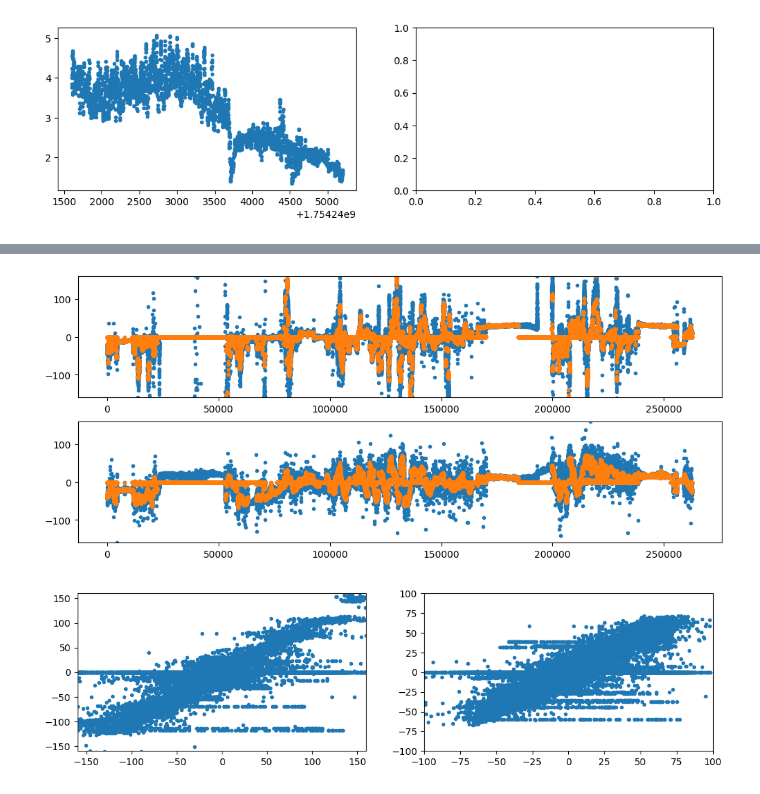
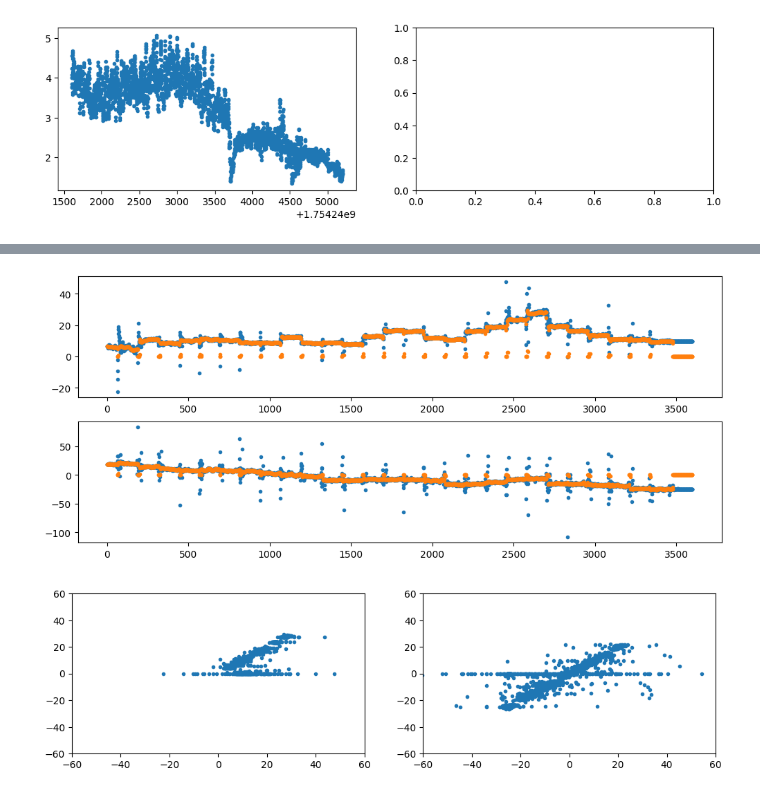
Before and after one commit to ska-sa/dvs, a Jupyter notebook: notebooks/Tiltmeter Demo.ipynb, the cells around one changed output, grey strips where cells are left out. Drawn from its saved outputs; the diff is of its cells as text; code cells hidden in the pictures.

```diff
--- a/notebooks/Tiltmeter Demo.ipynb
+++ b/notebooks/Tiltmeter Demo.ipynb
@@ -248,0 +268,16 @@ for ax in axs:
+# %%
+## Perhaps the issue with the model tiltx is that, due to unbalance, tiltx changes significantly over elevation?
+
+# Here are three tilt measurements made at 30degEl, 50degEl, 70degEl (during day time, but focus on ox & oy!)
+sub_tilt_ds = filter_ds(tilt_ds, np.datetime64("2025-08-05 05:00:00").astype(int), np.datetime64("2025-08-05 11:00:00").astype(int))
+ox, oy, an0, aw0, a2, p2, *_ = katsepnt.fit_tiltmeasurements(sub_tilt_ds[ant], ant, mask_wind=6, w_key='wind', verbose=True); plt.close('all')
+tilt_el = [np.mean(_) for _ in sub_tilt_ds[ant]['el']]
+print("\nElevation angles:", tilt_el)
+
+plt.figure(figsize=(8,4))
+plt.plot(tilt_el, ox[1:], '|', label="ox") # [0] is the ensamble average
+plt.plot(tilt_el, oy[1:], '_', label="oy")
+plt.legend()
+
+print("\ndox/del:")
+print((np.diff(ox[1:])/np.diff(tilt_el))[np.abs(np.diff(tilt_el))>1], "arcsec/degEl")
@@ -249,7 +326,6 @@ for ax in axs:
 # %%
-# Pick an antenna and time interval of interest
-ant = "s0117"
-TS = np.arange(np.datetime64("2025-08-01 01:30", 's').astype(float), np.datetime64("2025-08-04 02:30", 's').astype(float), 1) # 1 second intervals
+# Pick a time interval of interest
+TS = np.arange(np.datetime64("2025-08-04 01:30", 's').astype(float), np.datetime64("2025-08-04 02:30", 's').astype(float), 1) # 1 second intervals
 
 az, el, tiltx, tilty = [katselib.getsensorvalues("%s_%s"%(ant,katsepnt._TILT_CORR_KEYS_(ant)[_]['key']), TS, interpolate='linear')[1] \
                         for _ in ['az','el','tiltx','tilty']] # deg, deg, arcsec, arcsec
@@ -264,10 +340,12 @@ axs[1].plot(TS, tilty, '_');
 # %%
 # Get the model coefficients for AN0 & AW0
-tilt_ds = katseops.load_tilt_ds("../ska117/l1_data/pedestal-tilt-modKz-s0117.pkl.zip")
 # Only use the data of max ~2 weeks around the time of interest
-tilt_ds = filter_ds(tilt_ds, np.mean(TS)-7*24*60*60, np.mean(TS)+7*24*60*60)
+sub_tilt_ds = filter_ds(tilt_ds, np.mean(TS)-7*24*60*60, np.mean(TS)+7*24*60*60)
+
 # Tweak 'MASK' if necessary to get monitoring data that represents chosen time interval
-MASK = np.array([katselib.is_nighttime(t.min(), horizon=+20) for t in tilt_ds[ant]["TS"]])
-ox, oy, an0, aw0, a2, p2, *_ = katsepnt.fit_tiltmeasurements(tilt_ds[ant], ant, mask=MASK, mask_wind=6, w_key='wind', verbose=True); plt.close('all')
+#MASK = np.array([katselib.is_nighttime(t.min(), horizon=0) for t in sub_tilt_ds[ant]["TS"]])
+MASK = np.array([np.min(el)<np.mean(e)<np.max(el) for e in sub_tilt_ds[ant]["el"]]) # Not typically necessary - we monitor at a fixed elevation of 50deg!
+
+ox, oy, an0, aw0, a2, p2, *_ = katsepnt.fit_tiltmeasurements(sub_tilt_ds[ant], ant, mask=MASK, mask_wind=6, w_key='wind', verbose=True); plt.close('all')
 # %% [output]
 s0117
@@ -317,26 +417,24 @@ axs[0].plot(TS, wgust, '.');
 # %%
 # These were the values applied by the ACU (need to change the sign to match the same sense as katsepnt)
 act_az_corr, act_el_corr = [-katselib.getsensorvalues("%s_%s"%(ant,_), TS, interpolate='linear')[1] \
                         for _ in ['dsm_azTiltCorr','dsm_elTiltCorr']] # arcsec
 
-# Use the katsepnt model to calculate what the corrections should have been
-az_corr, el_corr = katsepnt.get_tilt_corr(TS, ant) # arcsec
+# Use the katsepnt model to calculate what the corrections should have been - from scratch!
+az_corr, el_corr = katsepnt.get_tilt_corr(TS, ant, **katsepnt._TILT_ACTIVE_CAL_(ant)) # arcsec
 
 axs = plt.subplots(2,1, figsize=(12,5))[1]
 axs[0].plot(az_corr, '.')
 axs[0].plot(act_az_corr, '.')
 axs[1].plot(el_corr, '.')
 axs[1].plot(act_el_corr, '.')
-for ax in axs:
-    ax.set_ylim(-160,160)
 
 axs = plt.subplots(1,2, figsize=(12,3))[1]
 axs[0].plot(az_corr, act_az_corr, '.')
 axs[1].plot(el_corr, act_el_corr, '.')
-axs[0].set_ylim(-160,160); axs[0].set_xlim(-160,160);
-axs[1].set_ylim(-100,100); axs[1].set_xlim(-100,100);
+for ax in axs:
+    ax.set_ylim(-60,60); ax.set_xlim(-60,60);
 # %% [output]
-[figure, old version]
+[figure, new version]
-[figure, old version]
+[figure, new version]
 # %%
 # Clearly the MKE ACU implements the same model as used in katsepnt & MeerKAT ACUs
```
Also changed, not shown: parts of 26 cells of this notebook.
